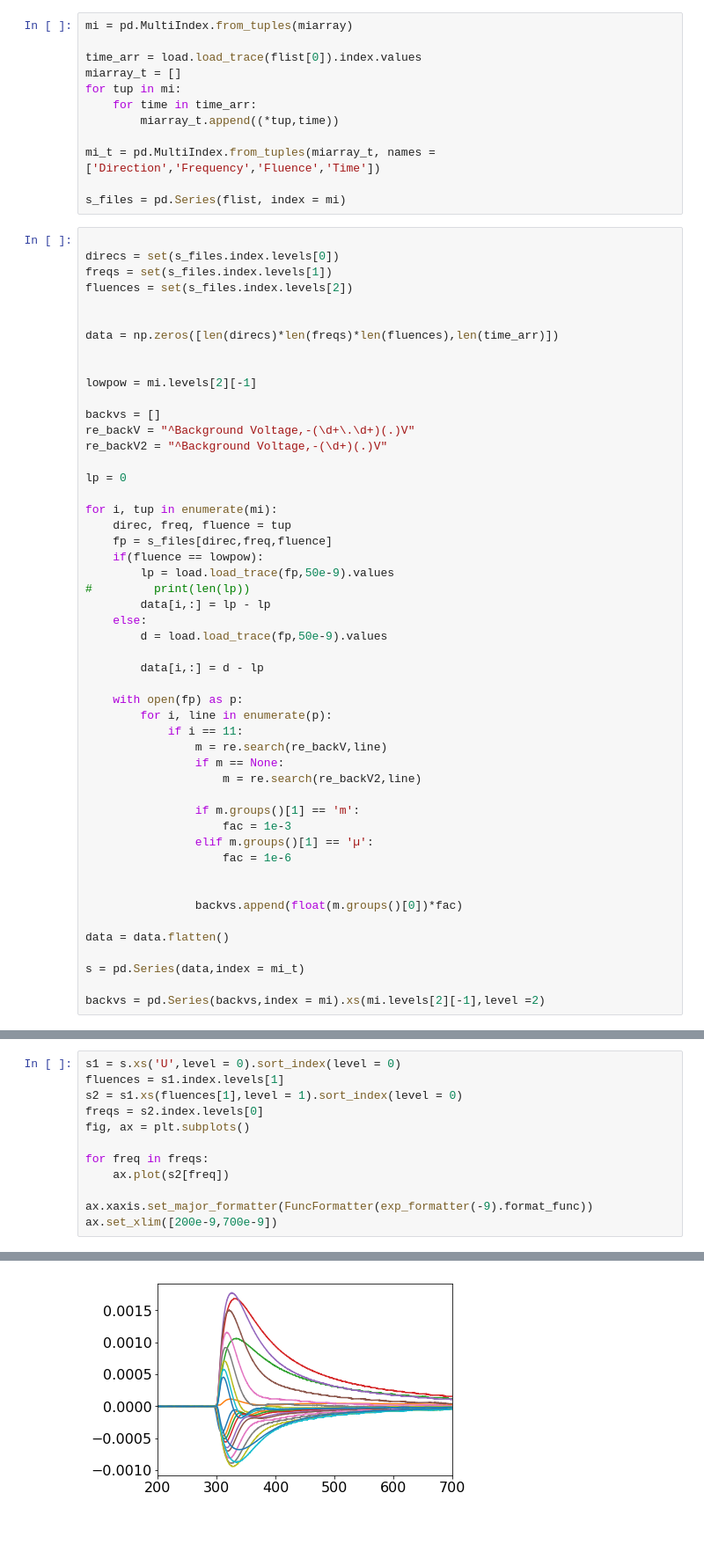
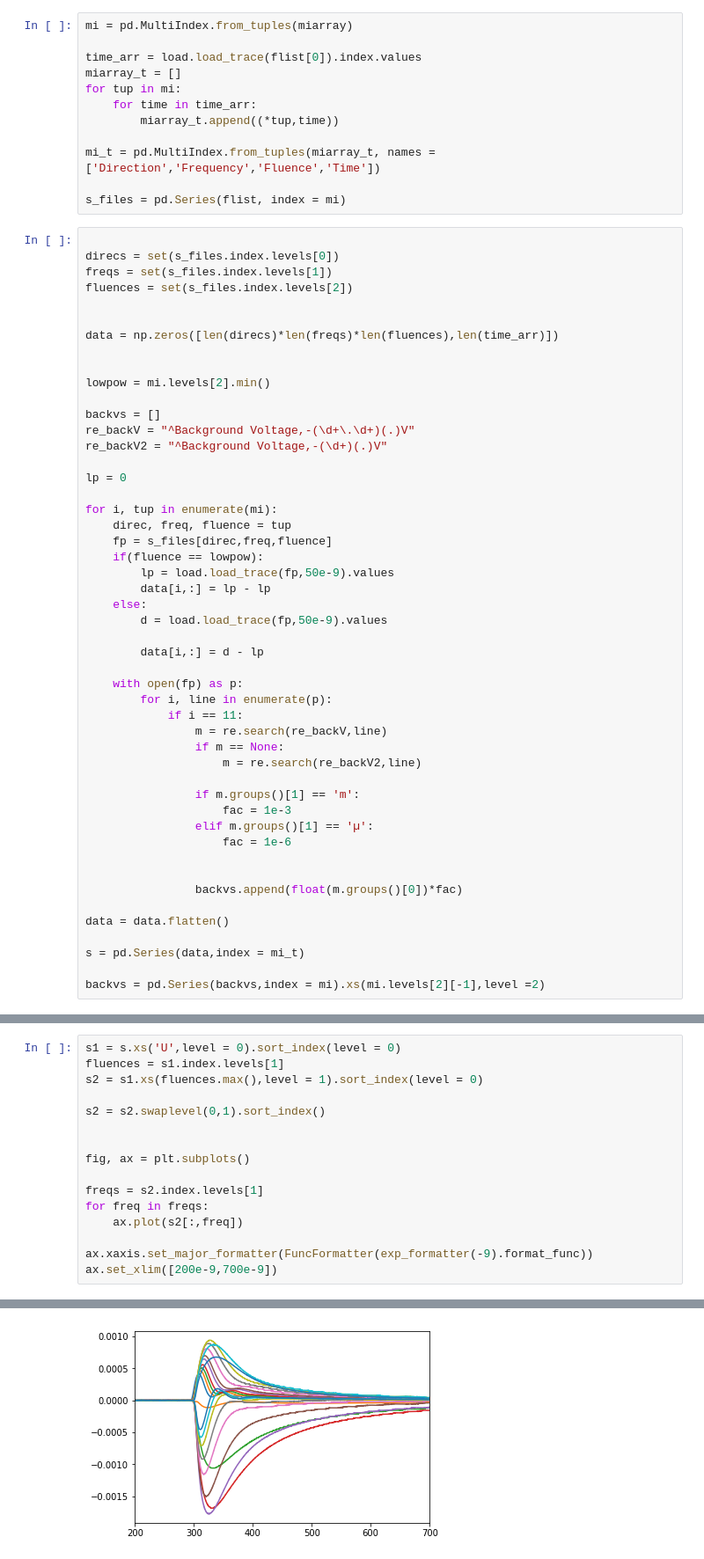
Before and after one commit to aspitarl/TRMC, a Jupyter notebook: 12-18-18.ipynb, the cells around one changed output, grey strips where cells are left out. Shown at 88% size. Drawn from its saved outputs; the diff is of its cells as text; blank space fills up the shorter version.

```diff
--- a/12-18-18.ipynb
+++ b/12-18-18.ipynb
@@ -186,7 +180,7 @@ fluences = set(s_files.index.levels[2])
 data = np.zeros([len(direcs)*len(freqs)*len(fluences),len(time_arr)])
 
 
-lowpow = mi.levels[2][-1]
+lowpow = mi.levels[2].min()
 
 backvs = []
 re_backV = "^Background Voltage,-(\d+\.\d+)(.)V"
@@ -199,7 +193,6 @@ for i, tup in enumerate(mi):
     fp = s_files[direc,freq,fluence]
     if(fluence == lowpow):
         lp = load.load_trace(fp,50e-9).values
-#         print(len(lp))
         data[i,:] = lp - lp
     else:
         d = load.load_trace(fp,50e-9).values
@@ -276,15 +229,19 @@ Length: 210000, dtype: float64
 # %%
 s1 = s.xs('U',level = 0).sort_index(level = 0)
 fluences = s1.index.levels[1]
-s2 = s1.xs(fluences[1],level = 1).sort_index(level = 0)
-freqs = s2.index.levels[0]
+s2 = s1.xs(fluences.max(),level = 1).sort_index(level = 0)
+
+s2 = s2.swaplevel(0,1).sort_index()
+
+
 fig, ax = plt.subplots()
 
+freqs = s2.index.levels[1]
 for freq in freqs:
-    ax.plot(s2[freq])
+    ax.plot(s2[:,freq])
 
 ax.xaxis.set_major_formatter(FuncFormatter(exp_formatter(-9).format_func))
 ax.set_xlim([200e-9,700e-9])
 # %% [output]
 (2e-07, 7e-07)
-[figure, old version]
+[figure, new version]
```
Also changed, not shown: parts of 24 cells of this notebook.
